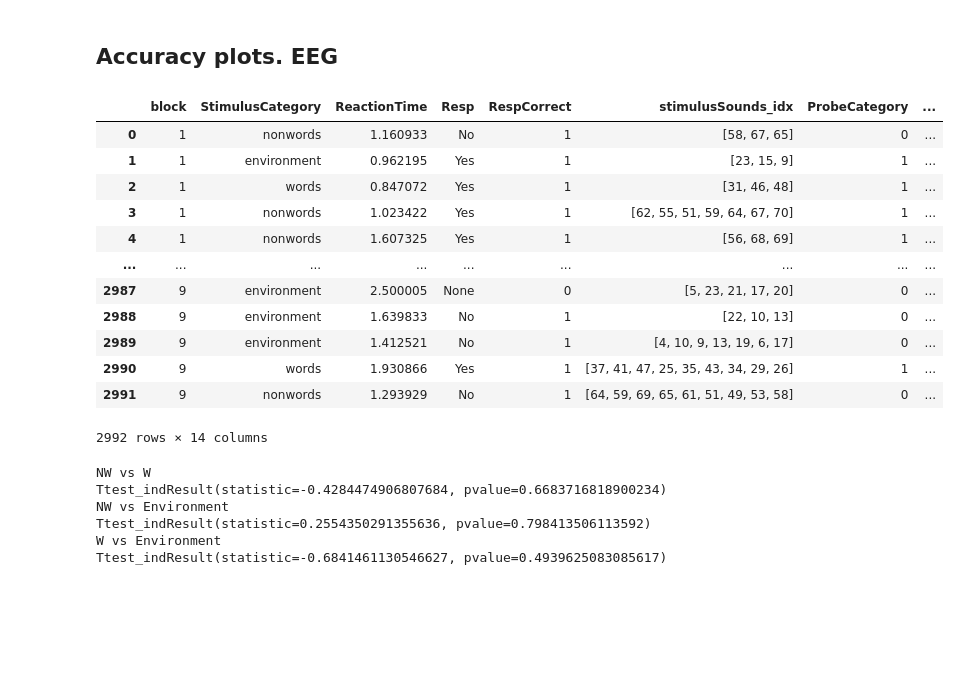
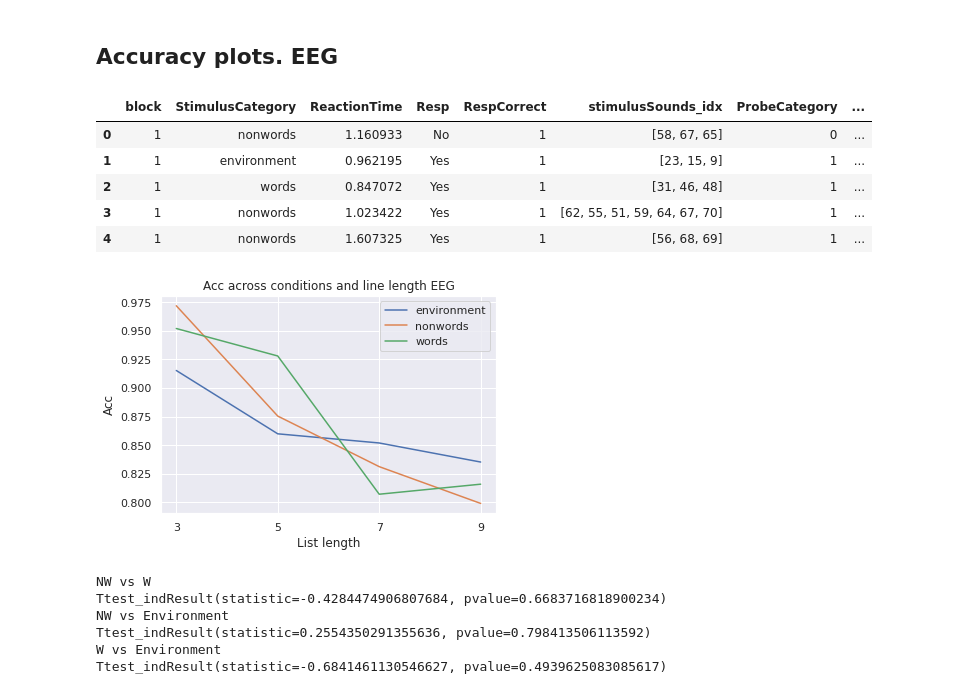
Before and after one commit to cristinarainich/Sternberg_analysis, a Jupyter notebook: Preprocessing_of_datasets_Environmental.ipynb, the cells around one changed output. Saved outputs shown, nothing was run; the diff lists cells and outputs as text; code cells hidden in the pictures; blank space fills up the shorter version.

```diff
--- a/Preprocessing_of_datasets_Environmental.ipynb
+++ b/Preprocessing_of_datasets_Environmental.ipynb
@@ -757,18 +757,24 @@ len(values)
 # %% [markdown]
 ## Accuracy plots. EEG
 # %%
-eeg_
+eeg_.head()
 # %% [output]
 |  | block | StimulusCategory | ReactionTime | Resp | RespCorrect | stimulusSounds_idx | ProbeCategory | ... |
 | 0 | 1 | nonwords | 1.160933 | No | 1 | [58, 67, 65] | 0 | ... |
 | 1 | 1 | environment | 0.962195 | Yes | 1 | [23, 15, 9] | 1 | ... |
 | 2 | 1 | words | 0.847072 | Yes | 1 | [31, 46, 48] | 1 | ... |
 | 3 | 1 | nonwords | 1.023422 | Yes | 1 | [62, 55, 51, 59, 64, 67, 70] | 1 | ... |
 | 4 | 1 | nonwords | 1.607325 | Yes | 1 | [56, 68, 69] | 1 | ... |
-| ... | ... | ... | ... | ... | ... | ... | ... | ... |
-| 2987 | 9 | environment | 2.500005 | None | 0 | [5, 23, 21, 17, 20] | 0 | ... |
-| 2988 | 9 | environment | 1.639833 | No | 1 | [22, 10, 13] | 0 | ... |
-| 2989 | 9 | environment | 1.412521 | No | 1 | [4, 10, 9, 13, 19, 6, 17] | 0 | ... |
-| 2990 | 9 | words | 1.930866 | Yes | 1 | [37, 41, 47, 25, 35, 43, 34, 29, 26] | 1 | ... |
-| 2991 | 9 | nonwords | 1.293929 | No | 1 | [64, 59, 69, 65, 61, 51, 49, 53, 58] | 0 | ... |
-2992 rows × 14 columns
+# %%
+pl.figure()
+subset = eeg_.groupby(['StimulusCategory', 'Length'])[['RespCorrect']].mean().reset_index()
+for i in subset.StimulusCategory.unique():
+  x = subset[subset['StimulusCategory'] == i]
+  pl.plot(x.Length, x.RespCorrect)
+pl.xticks(x.Length)
+pl.xlabel('List length')
+pl.ylabel('Acc')
+pl.legend(subset.StimulusCategory.unique())
+pl.title('Acc across conditions and line length EEG');
+# %% [output]
+[figure, added]
```
Also changed, not shown: parts of 1 cell of this notebook.
